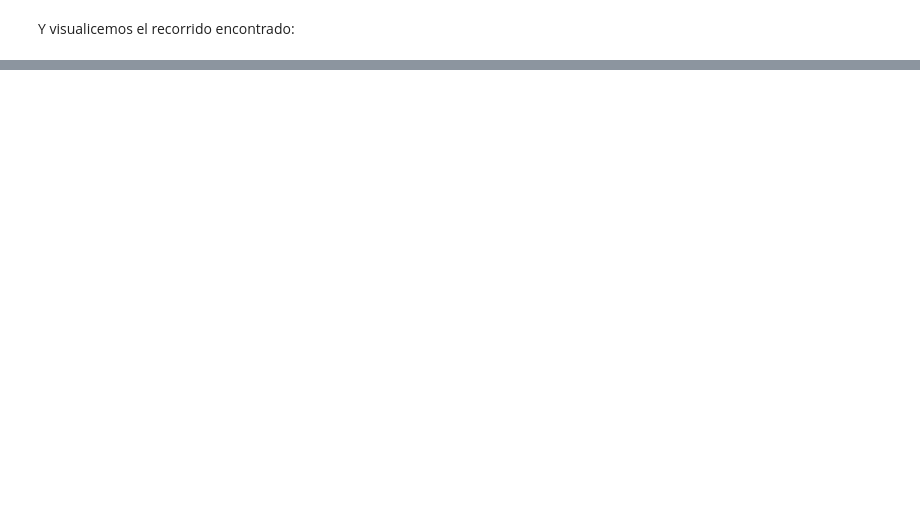
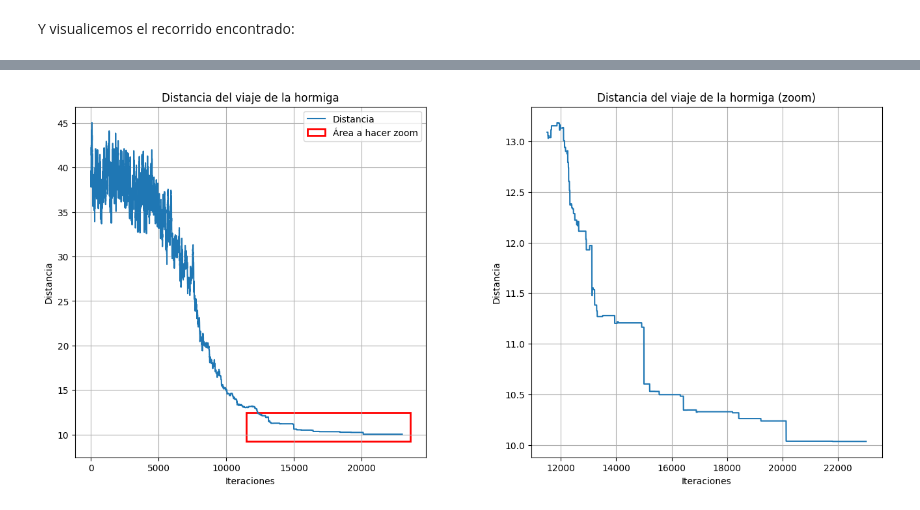
Before and after one commit to dangarciahe/Cadenas_de_Markov, a Jupyter notebook: Tarea_3.ipynb, the cells around one changed output, grey strips where cells are left out. Saved outputs shown, nothing was run; the diff lists cells and outputs as text; code cells hidden in the pictures; blank space fills up the shorter version.

```diff
--- a/Tarea_3.ipynb
+++ b/Tarea_3.ipynb
@@ -759,0 +806,41 @@ plt.show()
+# %%
+import matplotlib.patches as patches
+
+
+n_steps = len(all_distancias_ret)
+
+fig, (ax1, ax2) = plt.subplots(1, 2, figsize=(16, 7))
+plt.subplots_adjust(wspace=0.3)
+
+
+
+left_side = n_steps//2
+top_side = all_distancias_ret[n_steps//2]*0.95
+ancho = (n_steps - n_steps//2)*1.05
+alto = (all_distancias_ret[-1] - all_distancias_ret[n_steps//2])*1.05
+
+
+rect = patches.Rectangle((left_side, top_side), ancho, alto, linewidth=2, edgecolor='r', facecolor='none', label='Área a hacer zoom')
+
+ax1.plot(range(n_steps), all_distancias_ret, label='Distancia')
+ax1.add_patch(rect) # Rectangulo rojo para contextualizar la Figura con zoom
+ax1.set_title('Distancia del viaje de la hormiga')
+ax1.set_xlabel("Iteraciones")
+ax1.set_ylabel("Distancia")
+ax1.legend()
+
+
+ax1.grid()
+
+
+
+ax2.plot(range(n_steps//2, n_steps), all_distancias_ret[n_steps//2::])
+ax2.set_title(f'Distancia del viaje de la hormiga (zoom)')
+ax2.set_xlabel("Iteraciones")
+ax2.set_ylabel("Distancia")
+ax2.grid()
+
+
+plt.show()
+# %% [output]
+[figure, added]
```
Also changed, not shown: parts of 16 cells of this notebook.
